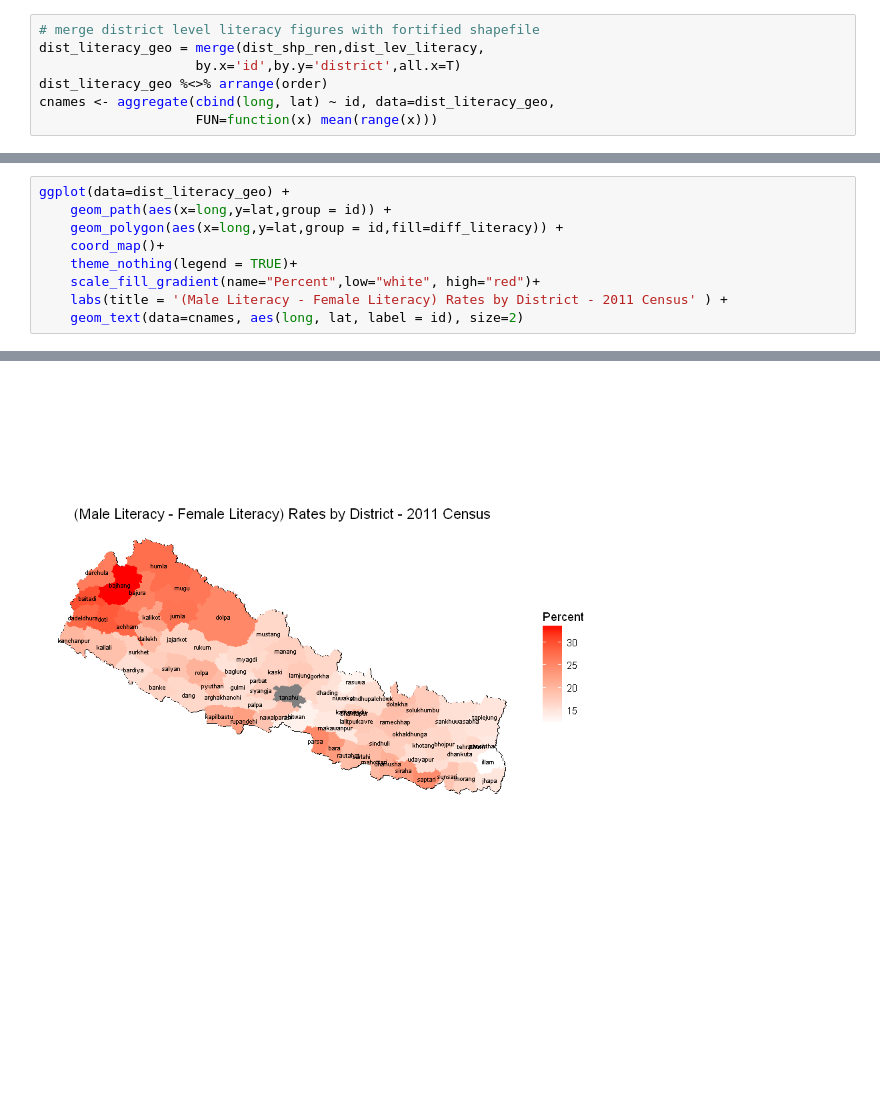
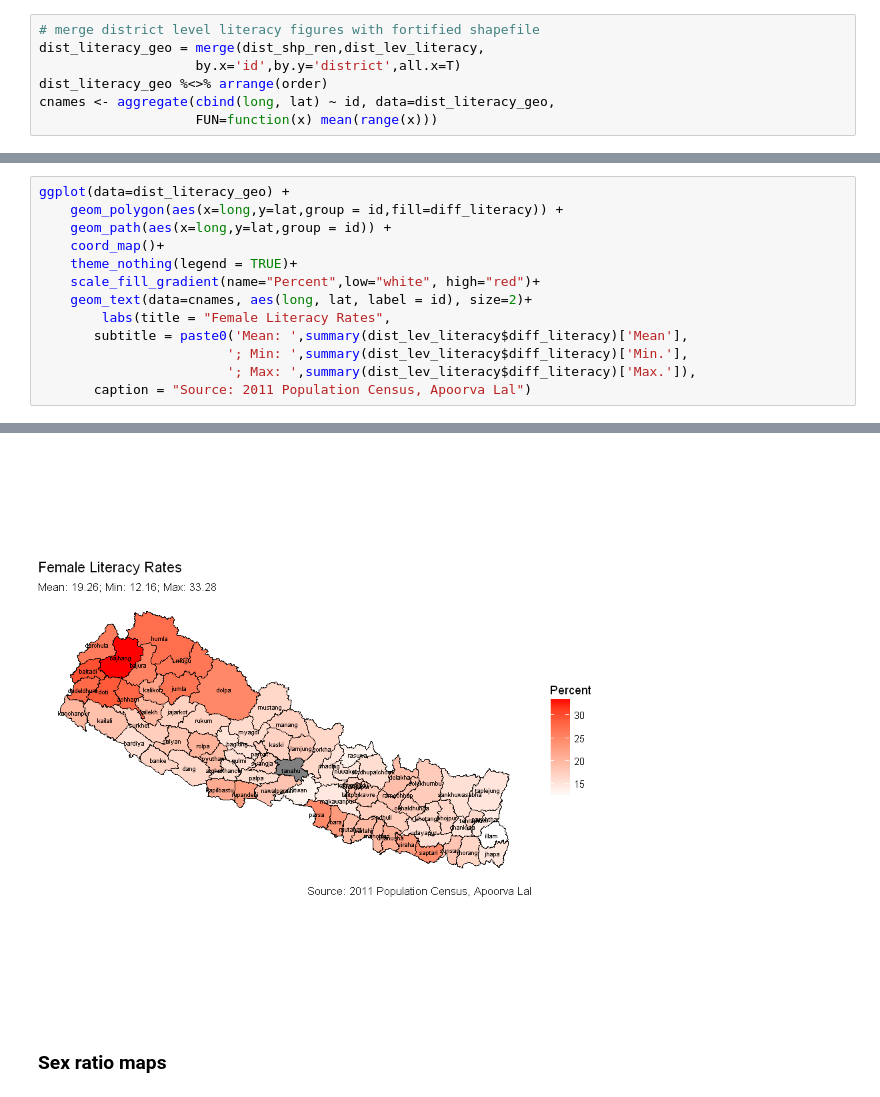
Before and after one commit to apoorvalal/census-data, a Jupyter notebook: notebooks/chloropleth_maps.ipynb, the cells around one changed output, grey strips where cells are left out. Saved outputs shown, nothing was run; the diff lists cells and outputs as text; blank space fills up the shorter version.

```diff
--- a/notebooks/chloropleth_maps.ipynb
+++ b/notebooks/chloropleth_maps.ipynb
@@ -199,10 +216,14 @@ multiplot(mlit,flit)
 # %%
 ggplot(data=dist_literacy_geo) +
+    geom_polygon(aes(x=long,y=lat,group = id,fill=diff_literacy)) +
     geom_path(aes(x=long,y=lat,group = id)) +
-    geom_polygon(aes(x=long,y=lat,group = id,fill=diff_literacy)) +
     coord_map()+
     theme_nothing(legend = TRUE)+
     scale_fill_gradient(name="Percent",low="white", high="red")+
-    labs(title = '(Male Literacy - Female Literacy) Rates by District - 2011 Census' ) +
-    geom_text(data=cnames, aes(long, lat, label = id), size=2)
+    geom_text(data=cnames, aes(long, lat, label = id), size=2)+
+        labs(title = "Female Literacy Rates",
+       subtitle = paste0('Mean: ',summary(dist_lev_literacy$diff_literacy)['Mean'],
+                        '; Min: ',summary(dist_lev_literacy$diff_literacy)['Min.'],
+                        '; Max: ',summary(dist_lev_literacy$diff_literacy)['Max.']),
+       caption = "Source: 2011 Population Census, Apoorva Lal")
 # %% [output]
@@ -209 +232,3 @@ ggplot(data=dist_literacy_geo) +
-[figure, old version]
+[figure, new version]
+# %% [markdown]
+### Sex ratio maps
```
Also changed, not shown: parts of 26 cells of this notebook.
